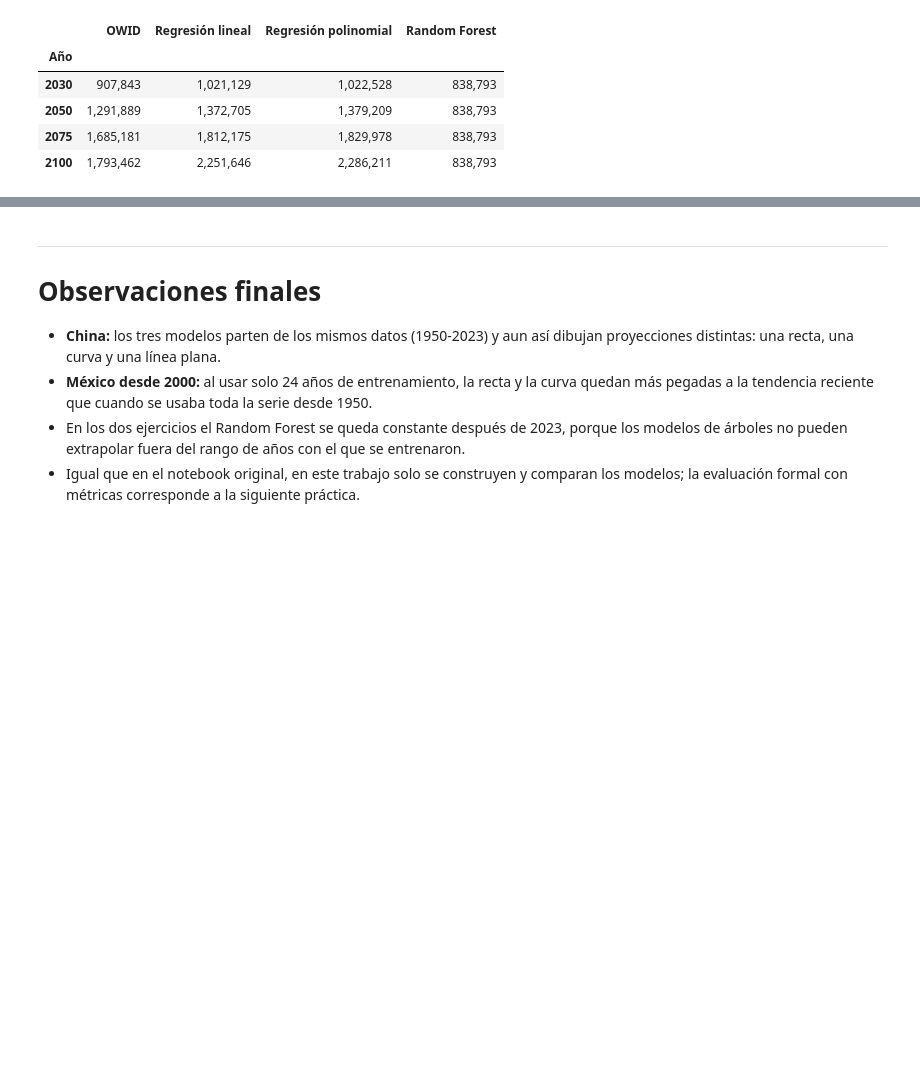
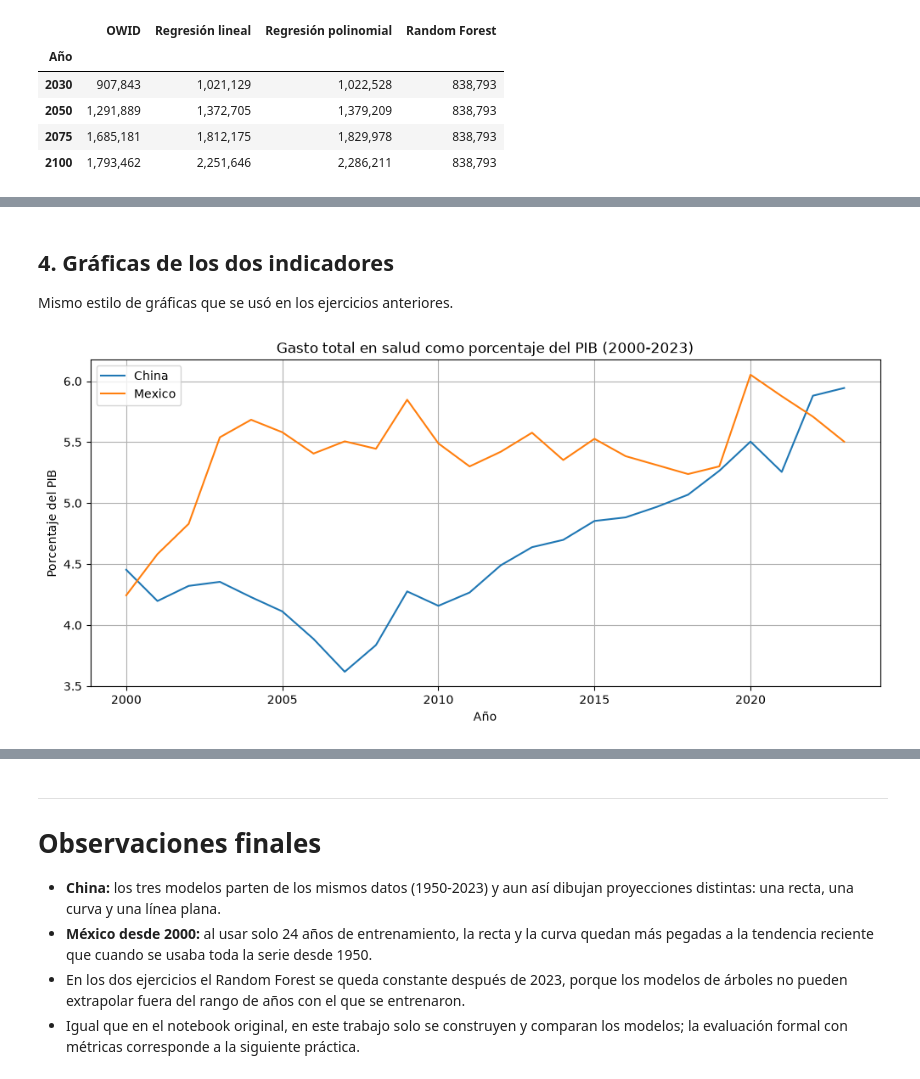
Before and after one commit to dgael-22/big--data, a Jupyter notebook: primera/U3_1_modelos_ml/notebooks/U3_2_ejercicios_china_mexico.ipynb, the cells around one changed output, grey strips where cells are left out. Cells and saved outputs as stored; diff of their text form; code cells hidden in the pictures; blank space fills up the shorter version.

Commit message:
U3_2: agregar datasets de gasto en salud y PIB per capita

```diff
--- a/primera/U3_1_modelos_ml/notebooks/U3_2_ejercicios_china_mexico.ipynb
+++ b/primera/U3_1_modelos_ml/notebooks/U3_2_ejercicios_china_mexico.ipynb
@@ -1085,0 +1129,9 @@ MÉXICO (datos desde 2000) - DEFUNCIONES
+# %%
+df_health = df_health.rename(columns={
+    "entity": "Entity",
+    "code": "Code",
+    "year": "Year",
+    "current_health_expenditure__che__as_percentage_of_gross_domestic_product__gdp__pct": "health_gdp_pct",
+})
+
+df_health.head()
@@ -1085,0 +1198,17 @@ MÉXICO (datos desde 2000) - DEFUNCIONES
+# %%
+paises = ["China", "Mexico"]
+
+df_health_paises = df_health[
+    (df_health["Entity"].isin(paises)) &
+    (df_health["Year"] >= 2000)
+]
+
+df_gdp_paises = df_gdp[
+    (df_gdp["Entity"].isin(paises)) &
+    (df_gdp["Year"] >= 2000)
+]
+
+print("Gasto en salud ->", df_health_paises.shape)
+print("PIB per cápita ->", df_gdp_paises.shape)
+
+df_health_paises.head(10)
@@ -1085,0 +1243,21 @@ MÉXICO (datos desde 2000) - DEFUNCIONES
+# %% [markdown]
+## 4. Gráficas de los dos indicadores
+
+Mismo estilo de gráficas que se usó en los ejercicios anteriores.
+# %%
+plt.figure(figsize=(12, 5))
+
+for pais in paises:
+    datos = df_health_paises[df_health_paises["Entity"] == pais]
+    plt.plot(datos["Year"], datos["health_gdp_pct"], label=pais)
+
+plt.title("Gasto total en salud como porcentaje del PIB (2000-2023)")
+plt.xlabel("Año")
+plt.ylabel("Porcentaje del PIB")
+
+plt.ticklabel_format(style="plain", axis="y", useOffset=False)
+plt.legend()
+plt.grid()
+plt.show()
+# %% [output]
+[figure, added]
```
Also changed, not shown: parts of 13 cells of this notebook, 1 other file.
